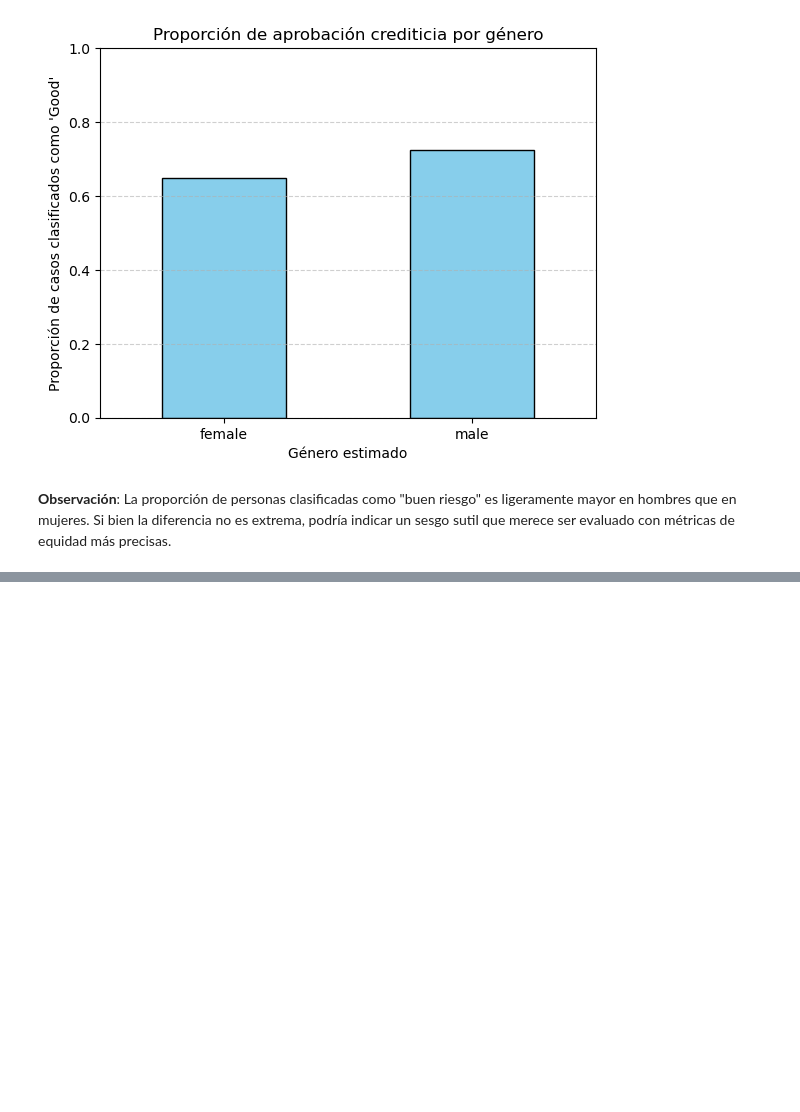
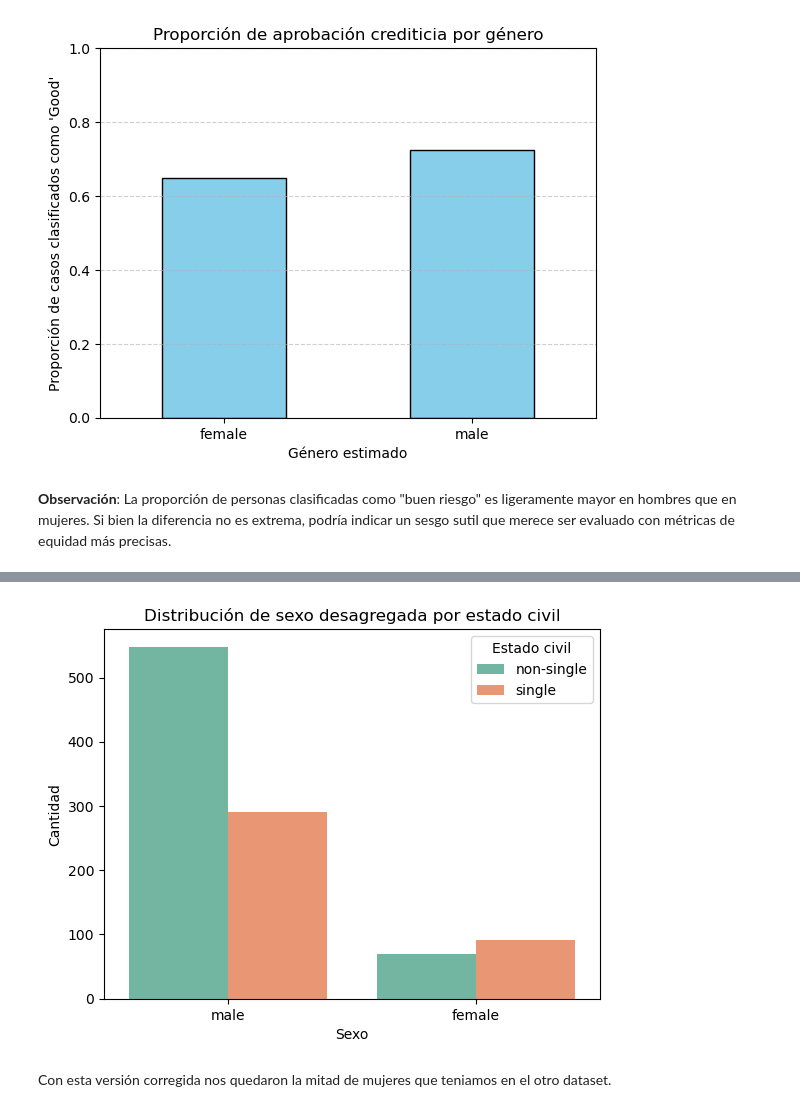
Before and after one commit to MateoRomano02/tp_equidad, a Jupyter notebook: notebooks/01_datasheet.ipynb, the cells around one changed output, grey strips where cells are left out. Cells and saved outputs as stored; diff of their text form; code cells hidden in the pictures; blank space fills up the shorter version.

```diff
--- a/notebooks/01_datasheet.ipynb
+++ b/notebooks/01_datasheet.ipynb
@@ -331,0 +515,17 @@ Este resultado sugiere un sesgo de género importante que debería ser abordado
+# %%
+# Modificar 'personal_status' para que solo tenga dos valores: 'single' y 'non-single'
+df_completo["personal_status"] = df_completo["personal_status"].replace({
+    "married/widowed": "non-single",
+    "divorced/separated": "single"
+})
+# %%
+sns.countplot(data=df_completo, x="sex", hue="personal_status", palette="Set2")
+plt.title("Distribución de sexo desagregada por estado civil")
+plt.xlabel("Sexo")
+plt.ylabel("Cantidad")
+plt.legend(title="Estado civil")
+plt.show()
+# %% [output]
+[figure, added]
+# %% [markdown]
+Con esta versión corregida nos quedaron la mitad de mujeres que teniamos en el otro dataset.
```
Also changed, not shown: parts of 28 cells of this notebook, 6 other files.
